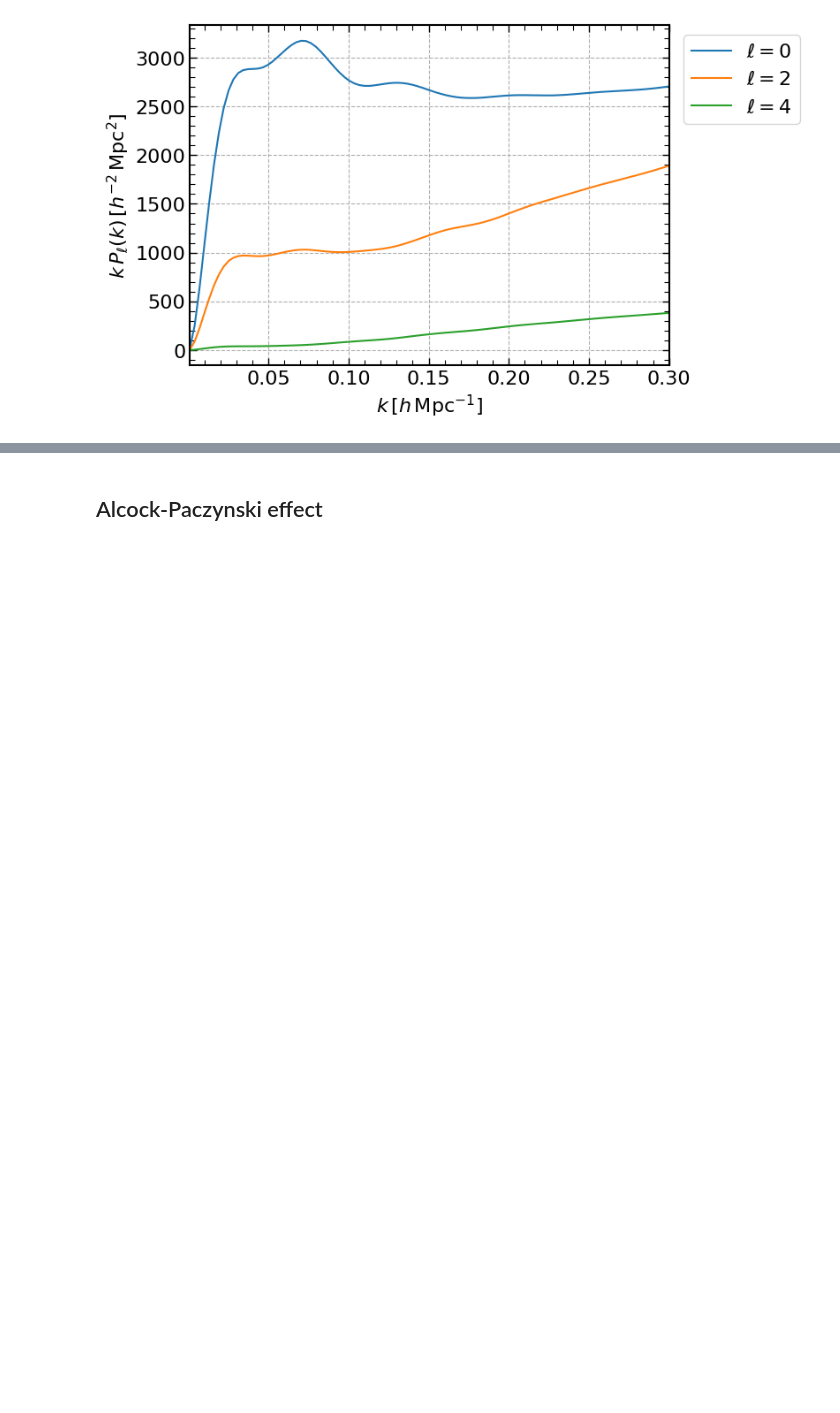
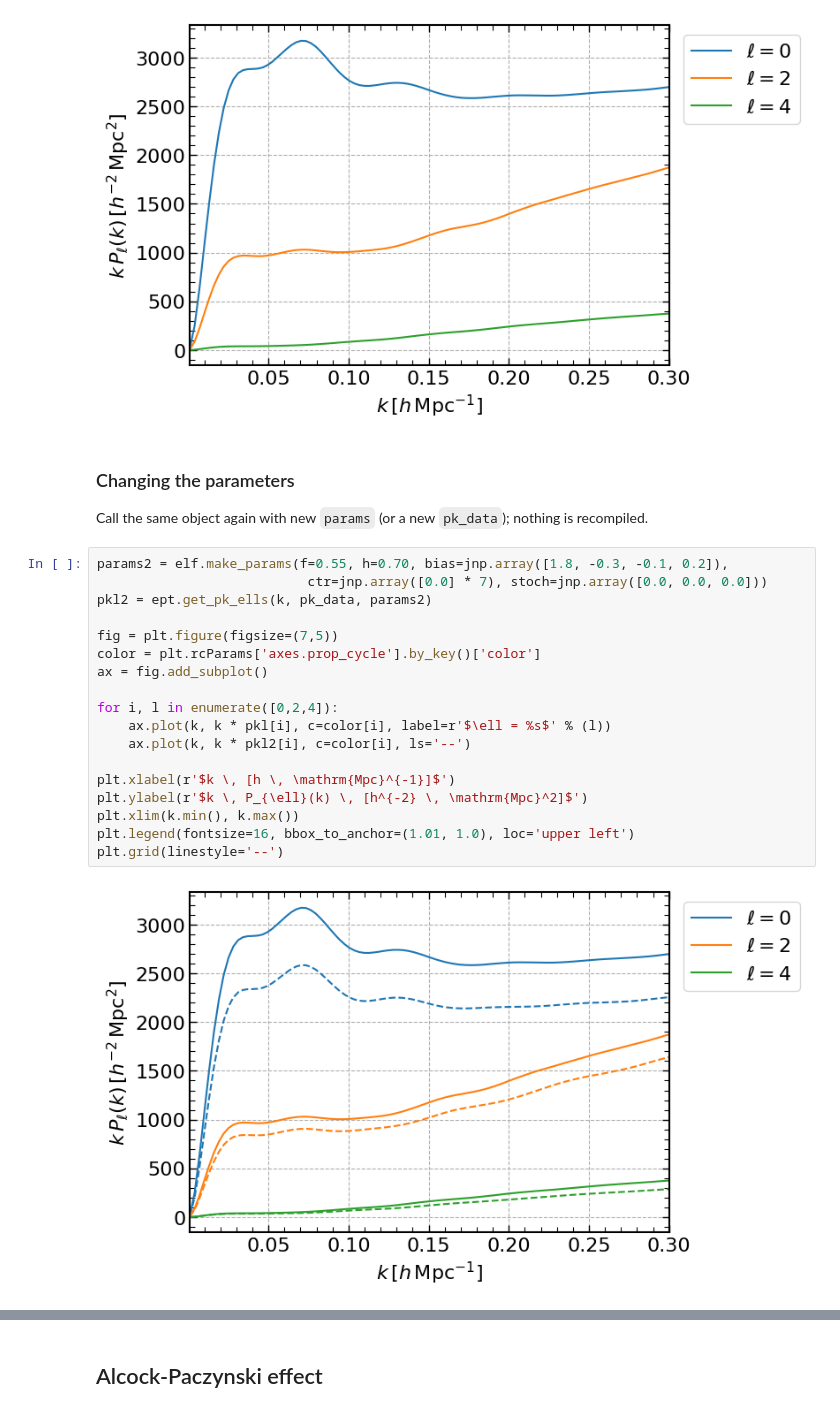
Before and after one commit to archaeo-pteryx/elf, a Jupyter notebook: example/ept.ipynb, the cells around one changed output, grey strips where cells are left out. Saved outputs shown, nothing was run; the diff lists cells and outputs as text; blank space fills up the shorter version.

```diff
--- a/example/ept.ipynb
+++ b/example/ept.ipynb
@@ -106,3 +107,27 @@ plt.legend(fontsize=16, bbox_to_anchor=(1.01, 1.0), loc='upper left')
 plt.grid(linestyle='--')
 # %% [output]
 [figure]
+# %% [markdown]
+### Changing the parameters
+
+Call the same object again with new `params` (or a new `pk_data`); nothing is recompiled.
+# %%
+params2 = elf.make_params(f=0.55, h=0.70, bias=jnp.array([1.8, -0.3, -0.1, 0.2]),
+                           ctr=jnp.array([0.0] * 7), stoch=jnp.array([0.0, 0.0, 0.0]))
+pkl2 = ept.get_pk_ells(k, pk_data, params2)
+
+fig = plt.figure(figsize=(7,5))
+color = plt.rcParams['axes.prop_cycle'].by_key()['color']
+ax = fig.add_subplot()
+
+for i, l in enumerate([0,2,4]):
+    ax.plot(k, k * pkl[i], c=color[i], label=r'$\ell = %s$' % (l))
+    ax.plot(k, k * pkl2[i], c=color[i], ls='--')
+
+plt.xlabel(r'$k \, [h \, \mathrm{Mpc}^{-1}]$')
+plt.ylabel(r'$k \, P_{\ell}(k) \, [h^{-2} \, \mathrm{Mpc}^2]$')
+plt.xlim(k.min(), k.max())
+plt.legend(fontsize=16, bbox_to_anchor=(1.01, 1.0), loc='upper left')
+plt.grid(linestyle='--')
+# %% [output]
+[figure, added]
```
Also changed, not shown: parts of 11 cells of this notebook, 14 other files.
